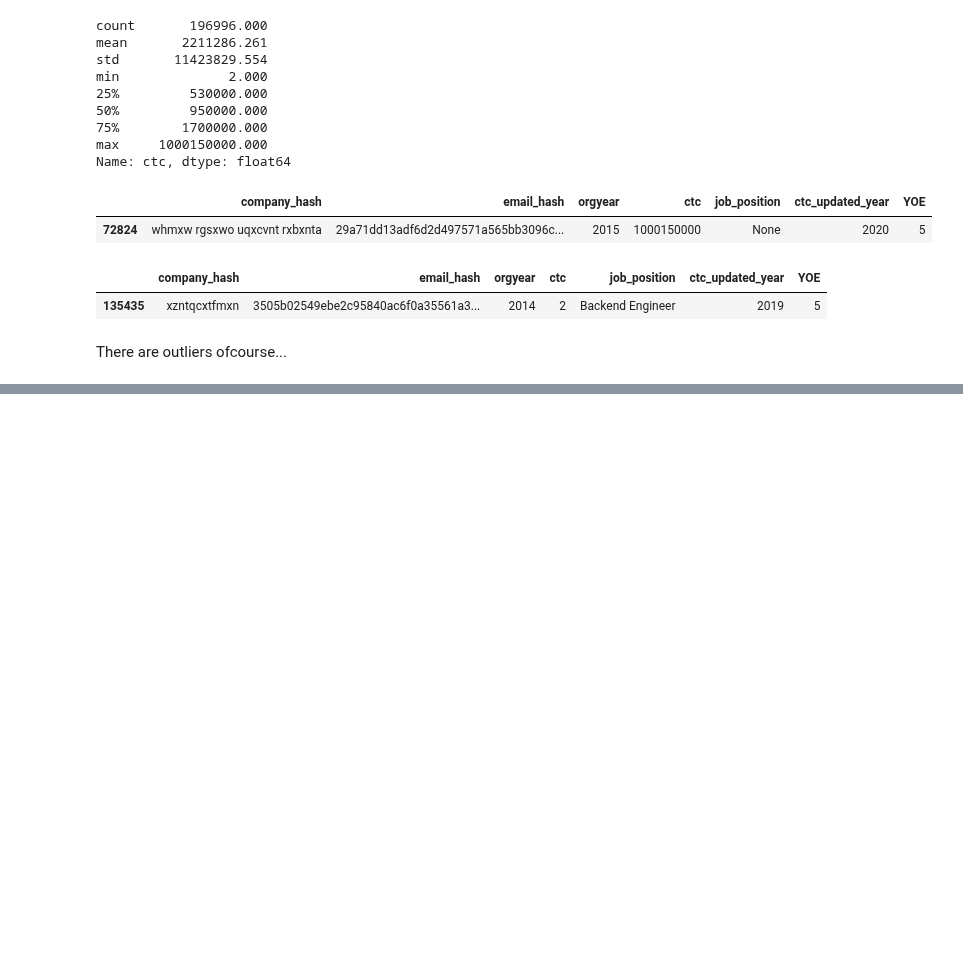
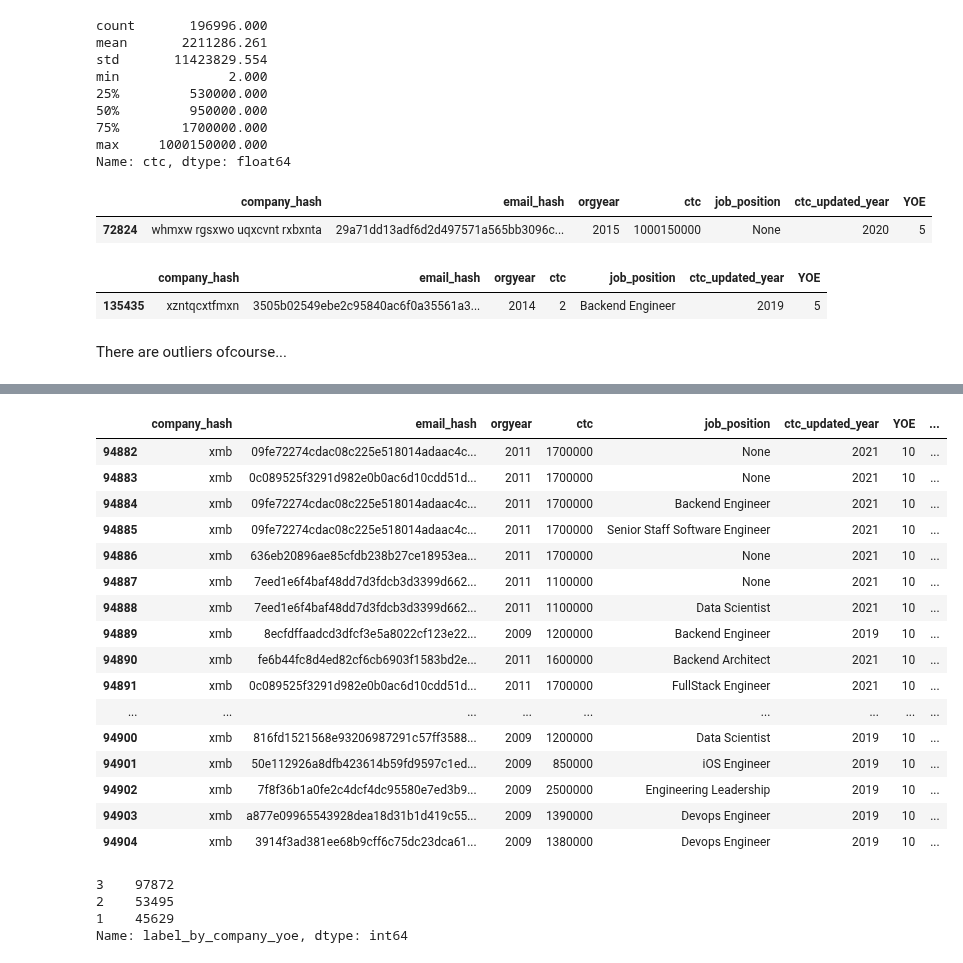
Before and after one commit to anidec25/Linear-Regression, a Jupyter notebook: clustering/scalar.ipynb, the cells around one changed output, grey strips where cells are left out. Drawn from its saved outputs; the diff is of its cells as text; code cells hidden in the pictures; blank space fills up the shorter version.

```diff
--- a/clustering/scalar.ipynb
+++ b/clustering/scalar.ipynb
@@ -476,0 +590,37 @@ df['company_hash'].nunique()
+# %%
+def label_by_company_yoe(df):
+    if df['ctc'] > df['mean_ctc_by_company_YOE']:
+        return 1
+    elif ((df['ctc'] > (df['mean_ctc_by_company_YOE'] * 0.50)) and (df['ctc'] < df['mean_ctc_by_company_YOE'])):
+        return 2
+    else:
+        return 3
+# %%
+df['label_by_company_yoe'] = df.apply(label_by_company_yoe, axis=1)
+# %%
+df[(df['company_hash'] == 'xmb') & (df['YOE'] == 10)]
+# %% [output]
+|  | company_hash | email_hash | orgyear | ctc | job_position | ctc_updated_year | YOE | ... |
+| 94882 | xmb | 09fe72274cdac08c225e518014adaac4c... | 2011 | 1700000 | None | 2021 | 10 | ... |
+| 94883 | xmb | 0c089525f3291d982e0b0ac6d10cdd51d... | 2011 | 1700000 | None | 2021 | 10 | ... |
+| 94884 | xmb | 09fe72274cdac08c225e518014adaac4c... | 2011 | 1700000 | Backend Engineer | 2021 | 10 | ... |
+| 94885 | xmb | 09fe72274cdac08c225e518014adaac4c... | 2011 | 1700000 | Senior Staff Software Engineer | 2021 | 10 | ... |
+| 94886 | xmb | 636eb20896ae85cfdb238b27ce18953ea... | 2011 | 1700000 | None | 2021 | 10 | ... |
+| 94887 | xmb | 7eed1e6f4baf48dd7d3fdcb3d3399d662... | 2011 | 1100000 | None | 2021 | 10 | ... |
+| 94888 | xmb | 7eed1e6f4baf48dd7d3fdcb3d3399d662... | 2011 | 1100000 | Data Scientist | 2021 | 10 | ... |
+| 94889 | xmb | 8ecfdffaadcd3dfcf3e5a8022cf123e22... | 2009 | 1200000 | Backend Engineer | 2019 | 10 | ... |
+| 94890 | xmb | fe6b44fc8d4ed82cf6cb6903f1583bd2e... | 2011 | 1600000 | Backend Architect | 2021 | 10 | ... |
+| 94891 | xmb | 0c089525f3291d982e0b0ac6d10cdd51d... | 2011 | 1700000 | FullStack Engineer | 2021 | 10 | ... |
+| ... | ... | ... | ... | ... | ... | ... | ... | ... |
+| 94900 | xmb | 816fd1521568e93206987291c57ff3588... | 2009 | 1200000 | Data Scientist | 2019 | 10 | ... |
+| 94901 | xmb | 50e112926a8dfb423614b59fd9597c1ed... | 2009 | 850000 | iOS Engineer | 2019 | 10 | ... |
+| 94902 | xmb | 7f8f36b1a0fe2c4dcf4dc95580e7ed3b9... | 2009 | 2500000 | Engineering Leadership | 2019 | 10 | ... |
+| 94903 | xmb | a877e09965543928dea18d31b1d419c55... | 2009 | 1390000 | Devops Engineer | 2019 | 10 | ... |
+| 94904 | xmb | 3914f3ad381ee68b9cff6c75dc23dca61... | 2009 | 1380000 | Devops Engineer | 2019 | 10 | ... |
+# %%
+df['label_by_company_yoe'].value_counts()
+# %% [output]
+3    97872
+2    53495
+1    45629
+Name: label_by_company_yoe, dtype: int64
```
Also changed, not shown: parts of 29 cells of this notebook.
